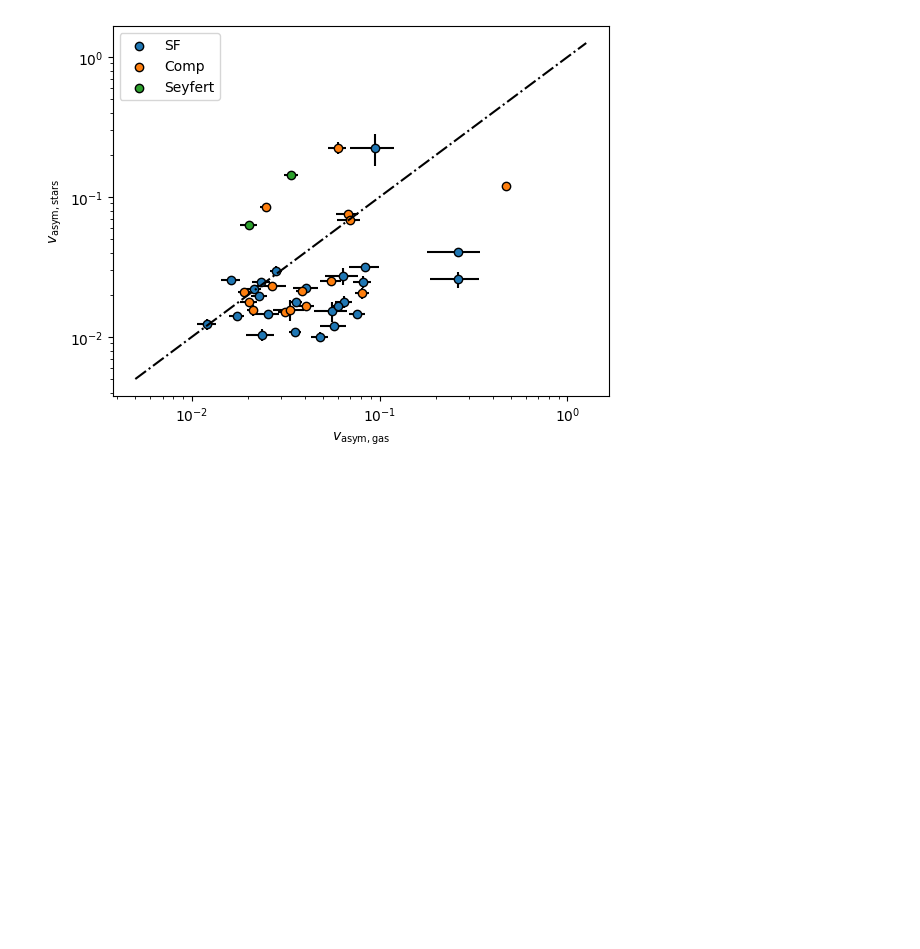
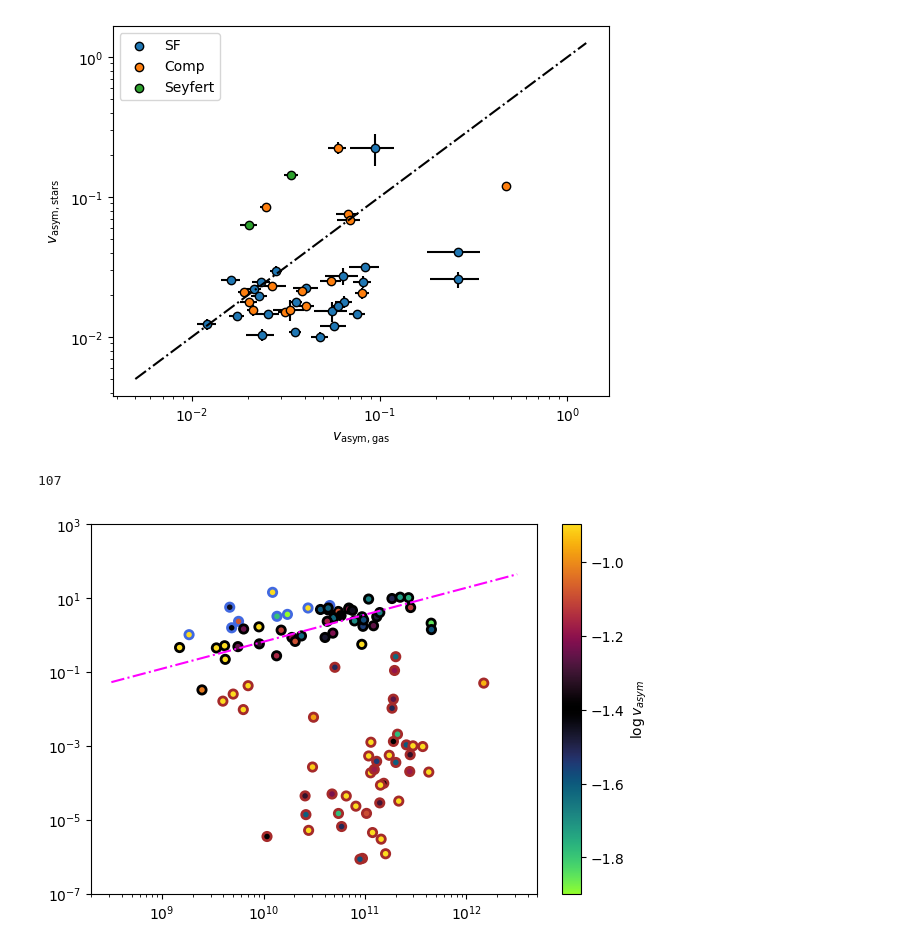
Before and after one commit to r-bagge/MAGPI_kinematics, a Jupyter notebook: plots.ipynb, the cells around one changed output. Cells and saved outputs as stored; diff of their text form; code cells hidden in the pictures; blank space fills up the shorter version.

Commit message:
Adding plots to main scripts

```diff
--- a/plots.ipynb
+++ b/plots.ipynb
@@ -47,3 +48,48 @@ plt.show()
 # %% [output]
 [figure]
 [figure]
+# %%
+xx = np.logspace(8.5,12.5, 55)
+MS = (xx**0.730)*(10**-7.482)
+
+sample = pd.read_csv("MAGPI_csv/MAGPI_kinemetry_sample.csv")
+#sample = sample[sample["v_asym_g"]/sample["v_asym_g_err"]>3]
+#sample = sample[sample["v_asym_s"]/sample["v_asym_s_err"]>3]
+prospect = pd.read_csv("MAGPI_csv/MAGPI_ProSpectCat_v0.1.csv")
+ssp = pd.read_csv("MAGPI_csv/MAGPI_ApertureSpectra_StellarPops_V1.0_SPV.csv")
+bpt = pd.read_csv("MAGPI_csv/MAGPI_kinemetry_sample_BPT.csv")
+prospect= prospect[prospect["MAGPIID"].isin(sample["MAGPIID"])]
+bpt= bpt[bpt["MAGPIID"].isin(sample["MAGPIID"])]
+ssp= ssp[ssp["MAGPIID"].isin(sample["MAGPIID"])]
+
+D_SFR = []
+for x,y in zip(prospect["StellarMass_median"].to_numpy(),bpt["SFR, dust corrected"].to_numpy()):
+    if 0.5 > (np.log10(y) - np.log10(x**(0.730)*(10**(-7.482)))) > -1:
+        D_SFR.append(1) # Star Forming
+    if (np.log10(y) - np.log10(x**(0.730)*(10**(-7.482)))) > 0.5:
+        D_SFR.append(2) # Starbursting
+    if (np.log10(y) - np.log10(x**(0.730)*(10**(-7.482)))) < -1:
+        D_SFR.append(0)
+colors=[]
+for i in D_SFR:
+    if i==1:
+        colors.append("k")
+    if i==2:
+        colors.append("royalblue")
+    if i==0:
+        colors.append("brown")
+colors=np.array(colors)
+colors=np.array(colors)
+print(len(bpt["SFR, dust corrected"]))
+fig,ax = plt.subplots()
+p=ax.scatter(prospect["StellarMass_median"],bpt['SFR, dust corrected'],ec=colors,c=np.log10(sample['v_asym_s'].to_numpy()),
+             cmap="cmr.wildfire", vmin=np.log10(0.04)-0.5, vmax=np.log10(0.04)+0.5, lw=2)
+ax.plot(xx,MS,ls="dashdot",c="magenta")
+ax.set_xscale("log")
+ax.set_yscale("log")
+ax.set_ylim(1e-7,1e3)
+plt.colorbar(p,ax=ax,fraction=0.05,pad=0.05, label=r"$\log v_{asym}$")
+plt.savefig("plots/new_SFMS.pdf",bbox_inches="tight")
+# %% [output]
+107
+[figure, added]
```
Also changed, not shown: parts of 2 cells of this notebook, 3 other files.
